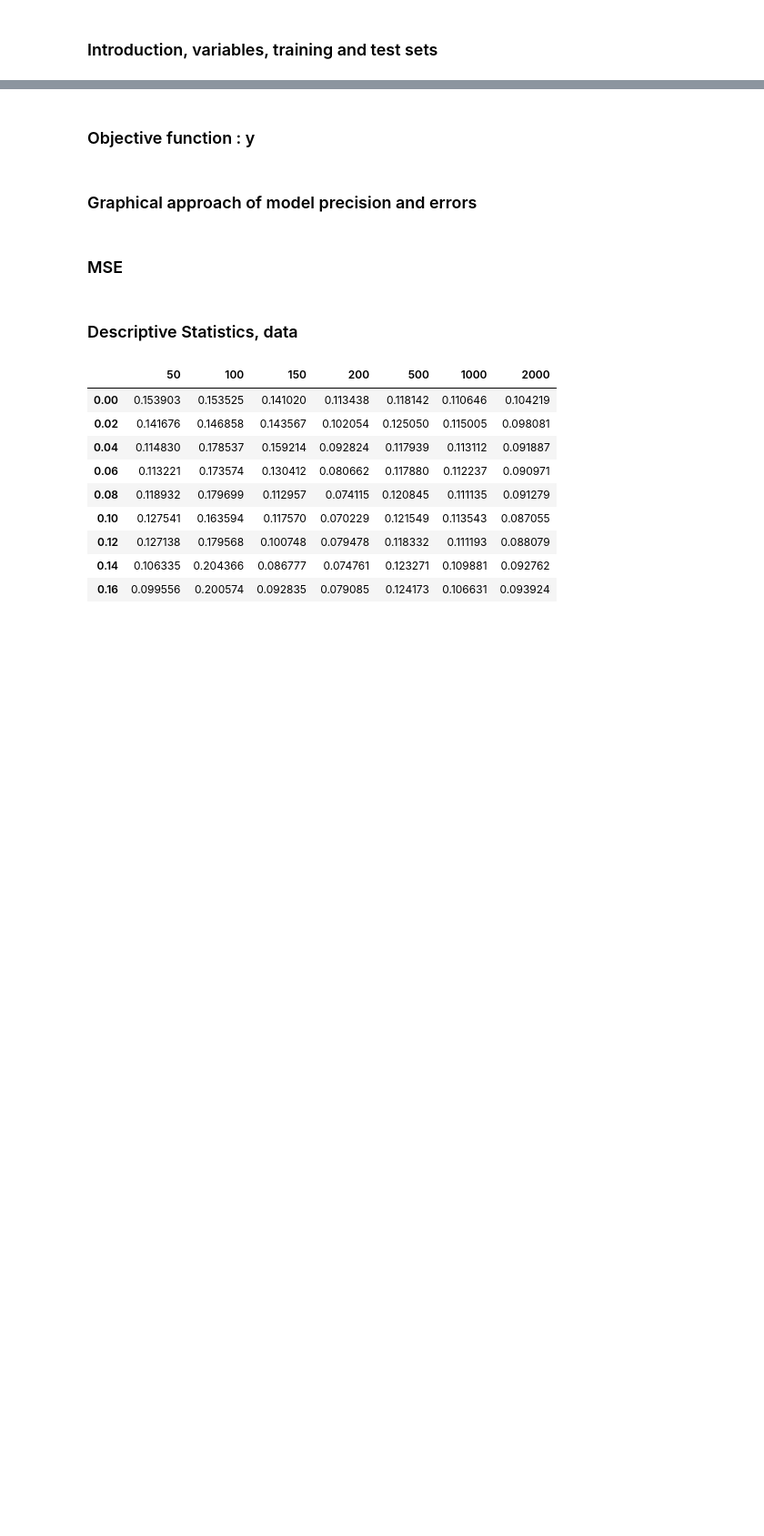
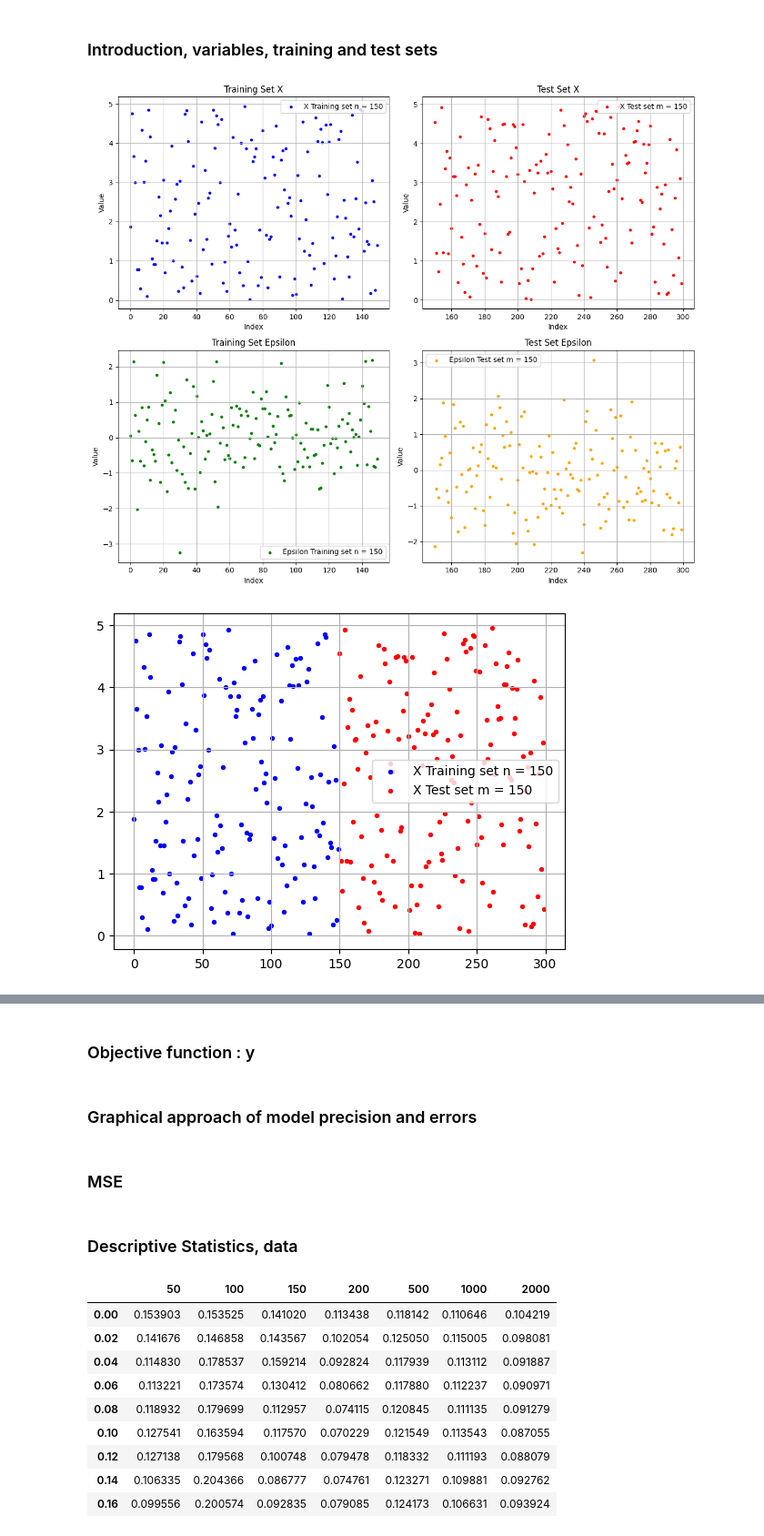
Before and after one commit to AntoineGilsonGH/The-Design-and-Analysis-of-Benchmark-Experiments, a Jupyter notebook: I0_Simplification.ipynb, the cells around one changed output, grey strips where cells are left out. Shown at 91% size. Saved outputs shown, nothing was run; the diff lists cells and outputs as text; code cells hidden in the pictures; blank space fills up the shorter version.

```diff
--- a/I0_Simplification.ipynb
+++ b/I0_Simplification.ipynb
@@ -14,7 +14,7 @@ M = [50,100,150,200,500,1000,2000]
 # %% [markdown]
 ### Introduction, variables, training and test sets
 # %%
-def print_training_test_sets(n=150, m=2000, seed=42):
+def print_training_test_sets(n=150, m=150, seed=42):
 
     np.random.seed(seed)
 
@@ -38,7 +38,7 @@ def print_training_test_sets(n=150, m=2000, seed=42):
     ax[0, 0].grid()
 
     # Plotting X Test set
-    ax[0, 1].scatter(np.arange(n, n + m), x_test, label="X Test set m = 2000", color="red", s=10)
+    ax[0, 1].scatter(np.arange(n, n + m), x_test, label="X Test set m = 150", color="red", s=10)
     ax[0, 1].set_title("Test Set X")
     ax[0, 1].set_xlabel("Index")
     ax[0, 1].set_ylabel("Value")
@@ -54,7 +54,7 @@ def print_training_test_sets(n=150, m=2000, seed=42):
     ax[1, 0].grid()
 
     # Plotting Epsilon Test set
-    ax[1, 1].scatter(np.arange(n, n + m), epsilon_test, label="Epsilon Test set m = 2000", color="orange", s=10)
+    ax[1, 1].scatter(np.arange(n, n + m), epsilon_test, label="Epsilon Test set m = 150", color="orange", s=10)
     ax[1, 1].set_title("Test Set Epsilon")
     ax[1, 1].set_xlabel("Index")
     ax[1, 1].set_ylabel("Value")
@@ -66,14 +66,19 @@ def print_training_test_sets(n=150, m=2000, seed=42):
 
     plt.figure()
     plt.scatter(np.arange(n), x_train, label = "X Training set n = 150", color = "blue", s = 8)
-    plt.scatter(np.arange(n, n+m), x_test, label = "X Test set m = 2000", color = "red", s = 8)
+    plt.scatter(np.arange(n, n+m), x_test, label = "X Test set m = 150", color = "red", s = 8)
     plt.legend()
     plt.grid()
     plt.show()
 
     plt.figure()
     plt.scatter(np.arange(n), epsilon_train, label = "Eps Training set n = 150", color = "green", s = 8)
-    plt.scatter(np.arange(n, n+m), epsilon_test, label = "Eps Test set m = 2000", color = "orange", s = 8)
+    plt.scatter(np.arange(n, n+m), epsilon_test, label = "Eps Test set m = 150", color = "orange", s = 8)
     plt.legend()
     plt.grid()
     plt.show()
+# %%
+print_training_test_sets()
+# %% [output]
+[figure, added]
+[figure, added]
```
Also changed, not shown: parts of 12 cells of this notebook.
